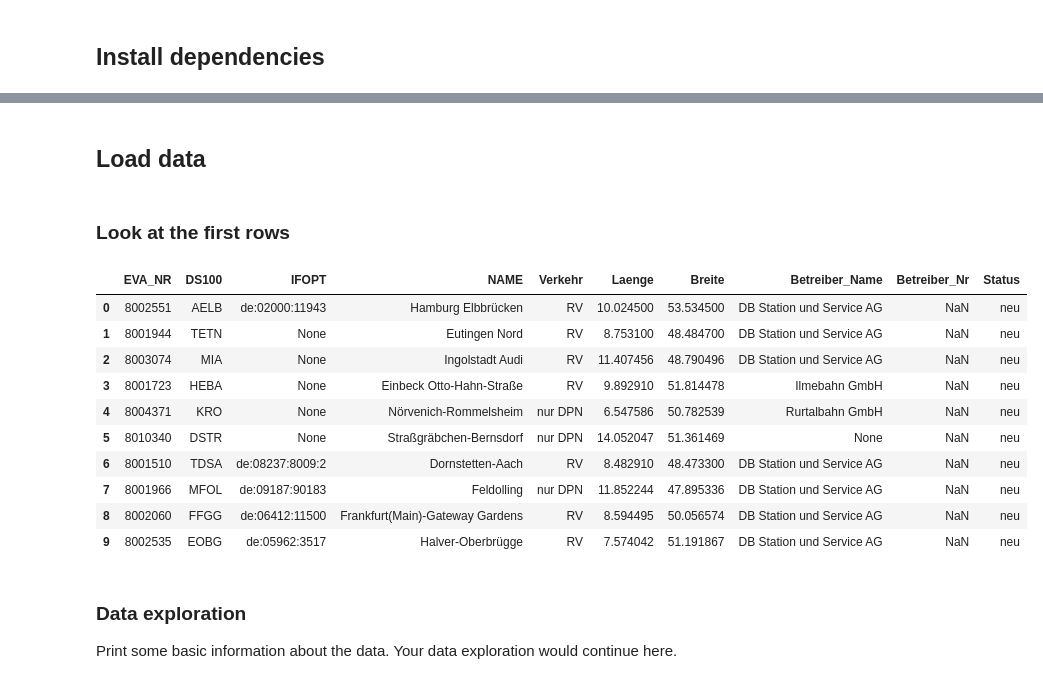
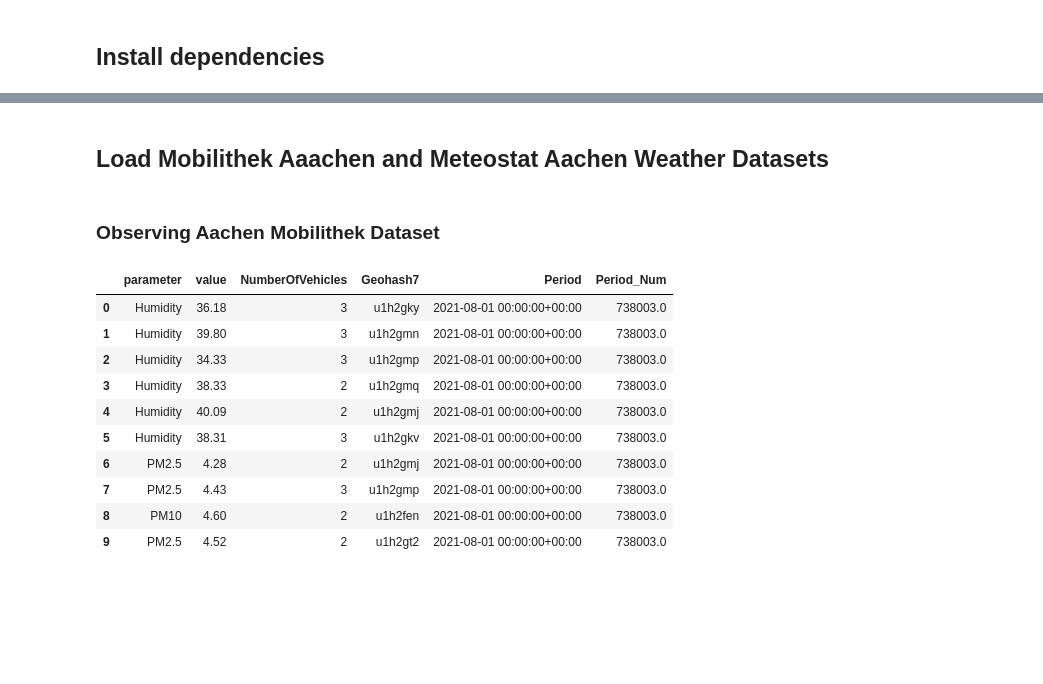
Before and after one commit to shaonsani/shaonsani-amse-template, a Jupyter notebook: exploration.ipynb, the cells around one changed output, grey strips where cells are left out. Drawn from its saved outputs; the diff is of its cells as text; code cells hidden in the pictures; blank space fills up the shorter version.

Commit message:
Update exploration and make necessary data visualization

```diff
--- a/exploration.ipynb
+++ b/exploration.ipynb
@@ -28,25 +30,24 @@ Note: you may need to restart the kernel to use updated packages.
-# %% [markdown]
-## Load data
+# %% [markdown]
+## Load Mobilithek Aaachen and Meteostat Aachen Weather Datasets
 # %%
 import pandas as pd
+import matplotlib.pyplot as plt
 
-df = pd.read_sql_table('trainstops', 'sqlite:///data.sqlite')
+aachen_mobilithek_data = pd.read_sql_table('aachen_mobilithek', 'sqlite:///data.sqlite')
+aachen_meteostat_data = pd.read_sql_table('aachen_meteostat', 'sqlite:///data.sqlite')
-# %% [markdown]
-### Look at the first rows
+# %% [markdown]
+### Observing Aachen Mobilithek Dataset
 # %%
-df.head(10)
+aachen_mobilithek_data.head(10)
 # %% [output]
-|  | EVA_NR | DS100 | IFOPT | NAME | Verkehr | Laenge | Breite | Betreiber_Name | Betreiber_Nr | Status |
-| 0 | 8002551 | AELB | de:02000:11943 | Hamburg Elbbrücken | RV | 10.024500 | 53.534500 | DB Station und Service AG | NaN | neu |
-| 1 | 8001944 | TETN | None | Eutingen Nord | RV | 8.753100 | 48.484700 | DB Station und Service AG | NaN | neu |
-| 2 | 8003074 | MIA | None | Ingolstadt Audi | RV | 11.407456 | 48.790496 | DB Station und Service AG | NaN | neu |
-| 3 | 8001723 | HEBA | None | Einbeck Otto-Hahn-Straße | RV | 9.892910 | 51.814478 | Ilmebahn GmbH | NaN | neu |
-| 4 | 8004371 | KRO | None | Nörvenich-Rommelsheim | nur DPN | 6.547586 | 50.782539 | Rurtalbahn GmbH | NaN | neu |
-| 5 | 8010340 | DSTR | None | Straßgräbchen-Bernsdorf | nur DPN | 14.052047 | 51.361469 | None | NaN | neu |
-| 6 | 8001510 | TDSA | de:08237:8009:2 | Dornstetten-Aach | RV | 8.482910 | 48.473300 | DB Station und Service AG | NaN | neu |
-| 7 | 8001966 | MFOL | de:09187:90183 | Feldolling | nur DPN | 11.852244 | 47.895336 | DB Station und Service AG | NaN | neu |
-| 8 | 8002060 | FFGG | de:06412:11500 | Frankfurt(Main)-Gateway Gardens | RV | 8.594495 | 50.056574 | DB Station und Service AG | NaN | neu |
-| 9 | 8002535 | EOBG | de:05962:3517 | Halver-Oberbrügge | RV | 7.574042 | 51.191867 | DB Station und Service AG | NaN | neu |
+|  | parameter | value | NumberOfVehicles | Geohash7 | Period | Period_Num |
+| 0 | Humidity | 36.18 | 3 | u1h2gky | 2021-08-01 00:00:00+00:00 | 738003.0 |
+| 1 | Humidity | 39.80 | 3 | u1h2gmn | 2021-08-01 00:00:00+00:00 | 738003.0 |
+| 2 | Humidity | 34.33 | 3 | u1h2gmp | 2021-08-01 00:00:00+00:00 | 738003.0 |
+| 3 | Humidity | 38.33 | 2 | u1h2gmq | 2021-08-01 00:00:00+00:00 | 738003.0 |
+| 4 | Humidity | 40.09 | 2 | u1h2gmj | 2021-08-01 00:00:00+00:00 | 738003.0 |
+| 5 | Humidity | 38.31 | 3 | u1h2gkv | 2021-08-01 00:00:00+00:00 | 738003.0 |
+| 6 | PM2.5 | 4.28 | 2 | u1h2gmj | 2021-08-01 00:00:00+00:00 | 738003.0 |
+| 7 | PM2.5 | 4.43 | 3 | u1h2gmp | 2021-08-01 00:00:00+00:00 | 738003.0 |
+| 8 | PM10 | 4.60 | 2 | u1h2fen | 2021-08-01 00:00:00+00:00 | 738003.0 |
+| 9 | PM2.5 | 4.52 | 2 | u1h2gt2 | 2021-08-01 00:00:00+00:00 | 738003.0 |
-# %% [markdown]
-### Data exploration
-Print some basic information about the data. Your data exploration would continue here.
```
Also changed, not shown: parts of 14 cells of this notebook, 1 other file.
